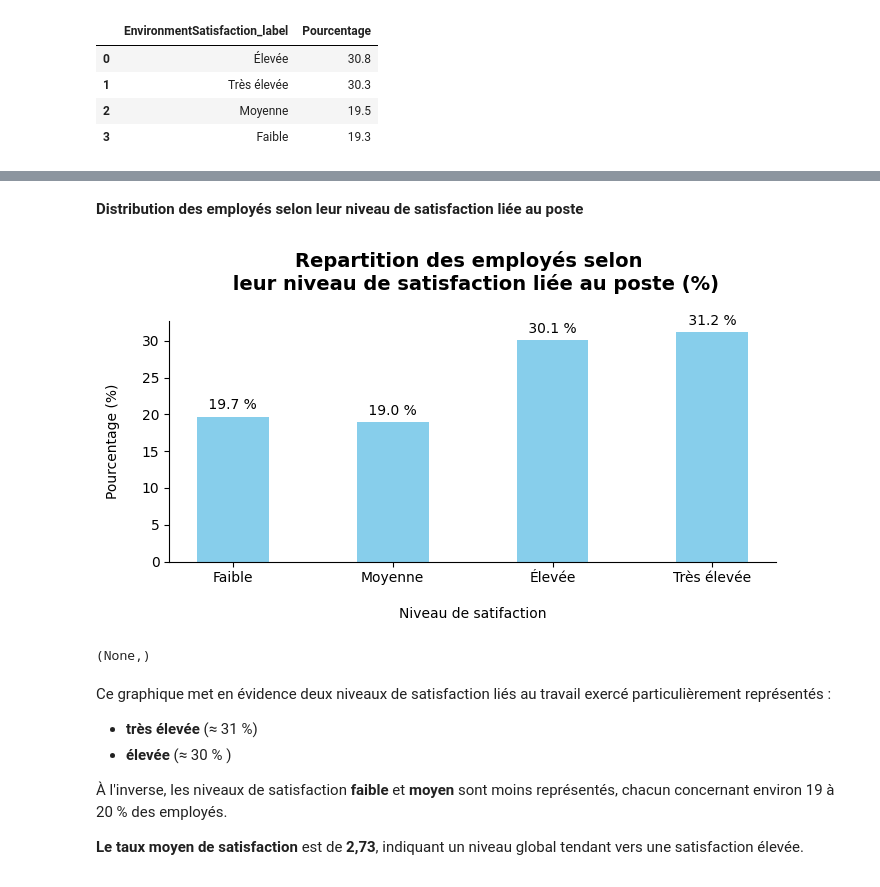
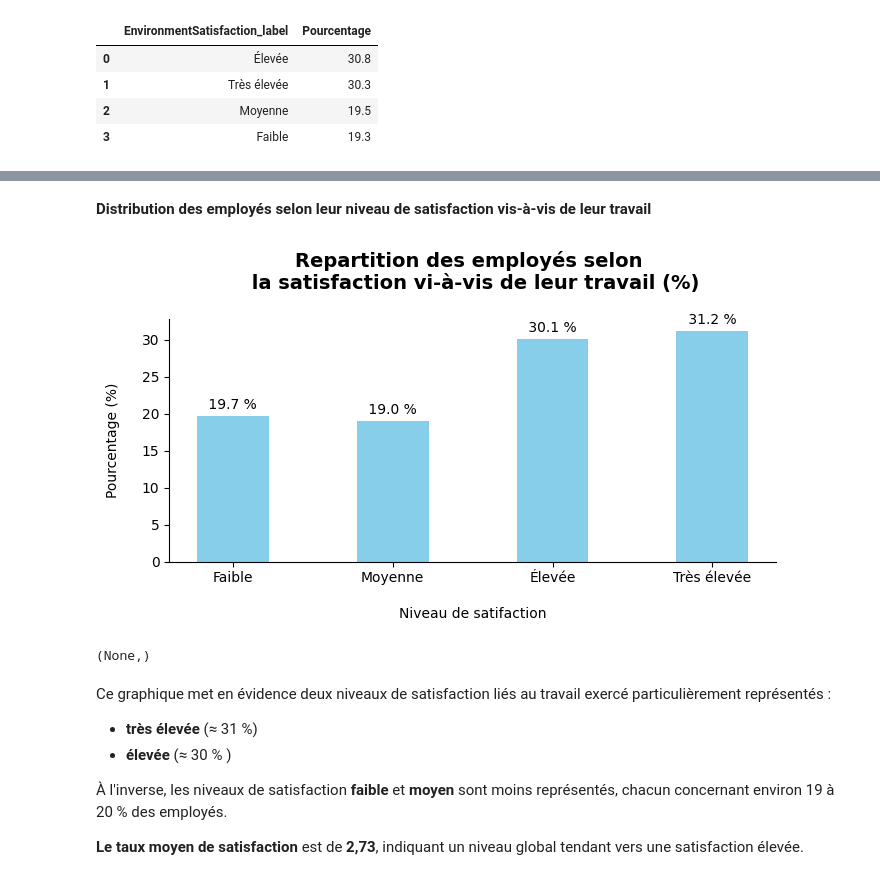
Before and after one commit to Kemuri15/employee-attrition-analysis, a Jupyter notebook: notebooks/05_axe_3_satisfaction_implication.ipynb, the cells around one changed output, grey strips where cells are left out. Drawn from its saved outputs; the diff is of its cells as text; code cells hidden in the pictures.

```diff
--- a/notebooks/05_axe_3_satisfaction_implication.ipynb
+++ b/notebooks/05_axe_3_satisfaction_implication.ipynb
@@ -343,37 +348,37 @@ display(f'La médiane du niveau de satisfaction lié au travail exercé des empl
 # %% [markdown]
-**Distribution des employés selon leur niveau de satisfaction liée au poste**
+**Distribution des employés selon leur niveau de satisfaction vis-à-vis de leur travail**
 # %%
 # Trier
 jobSatisfaction_count = jobSatisfaction_count.sort_values("JobSatisfaction_label", ascending=True)
 
 fig, ax = plt.subplots(figsize=(7,4))
 
 ax.spines["top"].set_visible(False)
 ax.spines["right"].set_visible(False)
 
 # données
 x = np.arange(len(jobSatisfaction_count.index))
 y = jobSatisfaction_count["Pourcentage"]
 
 # Barplot
 bars = ax.bar(x, y, width=0.45, color="skyblue")
 
 # Pourcentage affiché
 ax.bar_label(bars, labels=[f'{v : .1F} % ' for v in y], padding=3)
 
 # Axes et labels
 
 ax.set_xticks(x)
 ax.set_xticklabels(jobSatisfaction_count["JobSatisfaction_label"])
 
 ax.set_xlabel("\nNiveau de satifaction")
 ax.set_ylabel("Pourcentage (%)\n")
-ax.set_title("Repartition des employés selon \n leur niveau de satisfaction liée au poste (%)\n ", fontsize=14, fontweight="bold")
+ax.set_title("Repartition des employés selon \n la satisfaction vi-à-vis de leur travail (%)\n ", fontsize=14, fontweight="bold")
 
 fig.tight_layout()
 plt.show(),
 # %% [output]
-[figure, old version]
+[figure, new version]
 (None,)
 # %% [markdown]
 Ce graphique met en évidence deux niveaux de satisfaction liés au travail exercé particulièrement représentés :
```
Also changed, not shown: parts of 26 cells of this notebook, 5 other files.
